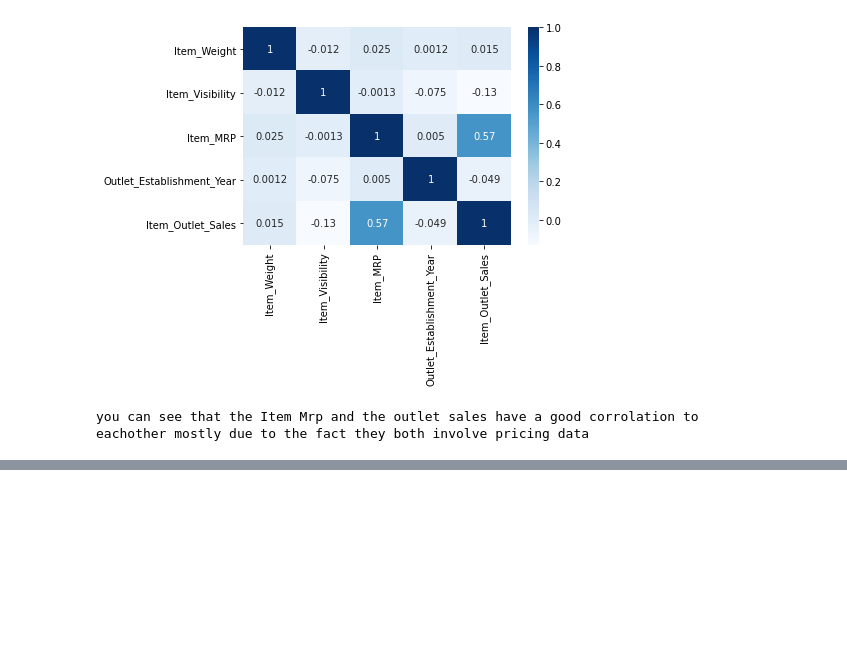
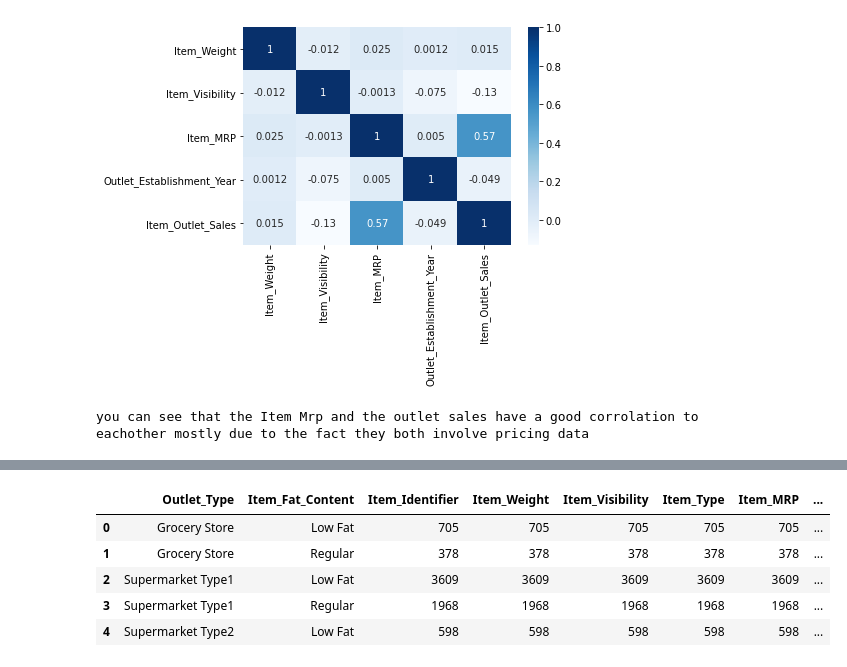
Before and after one commit to SpencerReno/sales-predictions, a Jupyter notebook: Sales_predictions.ipynb, the cells around one changed output, grey strips where cells are left out. Cells and saved outputs as stored; diff of their text form; code cells hidden in the pictures; blank space fills up the shorter version.

```diff
--- a/Sales_predictions.ipynb
+++ b/Sales_predictions.ipynb
@@ -225 +242,11 @@ print('we can see from this graph that the supermarket Type 3 does the best in s
 we can see from this graph that the supermarket Type 3 does the best in sales
+# %%
+fat_content = sales_data.groupby(['Outlet_Type', 'Item_Fat_Content']).count().reset_index()
+fat_content.head()
+# %% [output]
+|  | Outlet_Type | Item_Fat_Content | Item_Identifier | Item_Weight | Item_Visibility | Item_Type | Item_MRP | ... |
+| 0 | Grocery Store | Low Fat | 705 | 705 | 705 | 705 | 705 | ... |
+| 1 | Grocery Store | Regular | 378 | 378 | 378 | 378 | 378 | ... |
+| 2 | Supermarket Type1 | Low Fat | 3609 | 3609 | 3609 | 3609 | 3609 | ... |
+| 3 | Supermarket Type1 | Regular | 1968 | 1968 | 1968 | 1968 | 1968 | ... |
+| 4 | Supermarket Type2 | Low Fat | 598 | 598 | 598 | 598 | 598 | ... |
```
Also changed, not shown: parts of 7 cells of this notebook.
